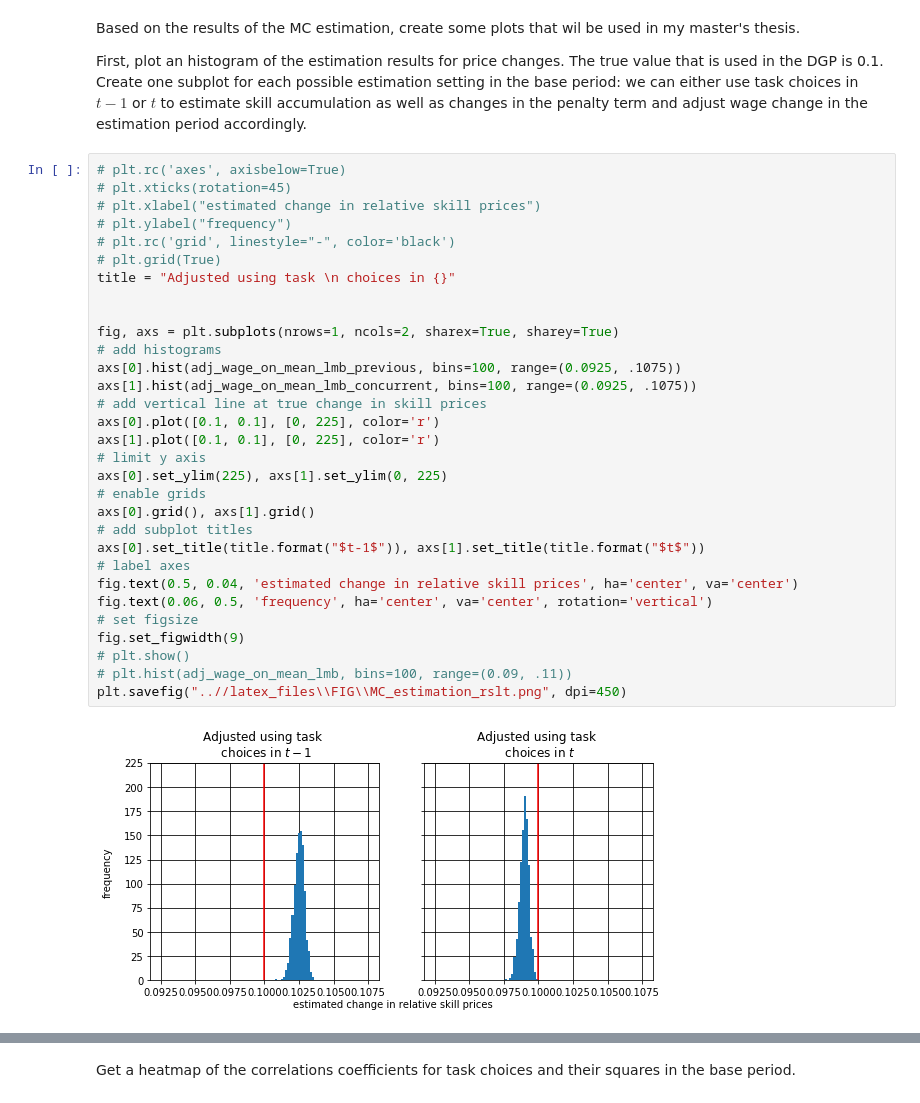
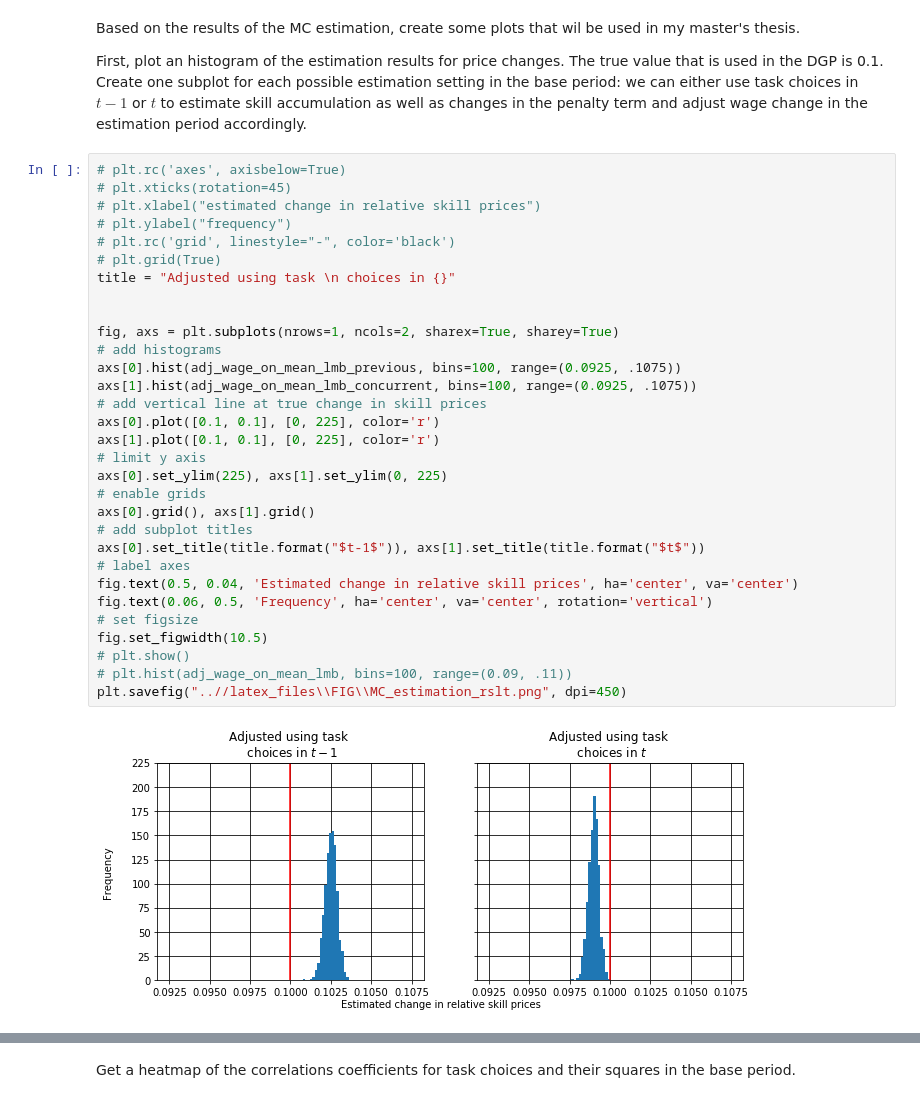
Before and after one commit to DaLueke/estimating_skill_prices, a Jupyter notebook: MC_simulation/simulation.ipynb, the cells around one changed output, grey strips where cells are left out. Cells and saved outputs as stored; diff of their text form.

```diff
--- a/MC_simulation/simulation.ipynb
+++ b/MC_simulation/simulation.ipynb
@@ -328,33 +315,33 @@ First, plot an histogram of the estimation results for price changes. The true v
 # %%
 # plt.rc('axes', axisbelow=True)
 # plt.xticks(rotation=45)
 # plt.xlabel("estimated change in relative skill prices")
 # plt.ylabel("frequency")
 # plt.rc('grid', linestyle="-", color='black')
 # plt.grid(True)
 title = "Adjusted using task \n choices in {}"
 
 
 fig, axs = plt.subplots(nrows=1, ncols=2, sharex=True, sharey=True)
 # add histograms
 axs[0].hist(adj_wage_on_mean_lmb_previous, bins=100, range=(0.0925, .1075))
 axs[1].hist(adj_wage_on_mean_lmb_concurrent, bins=100, range=(0.0925, .1075))
 # add vertical line at true change in skill prices
 axs[0].plot([0.1, 0.1], [0, 225], color='r')
 axs[1].plot([0.1, 0.1], [0, 225], color='r')
 # limit y axis
 axs[0].set_ylim(225), axs[1].set_ylim(0, 225)
 # enable grids
 axs[0].grid(), axs[1].grid()
 # add subplot titles
 axs[0].set_title(title.format("$t-1$")), axs[1].set_title(title.format("$t$"))
 # label axes
-fig.text(0.5, 0.04, 'estimated change in relative skill prices', ha='center', va='center')
-fig.text(0.06, 0.5, 'frequency', ha='center', va='center', rotation='vertical')
+fig.text(0.5, 0.04, 'Estimated change in relative skill prices', ha='center', va='center')
+fig.text(0.06, 0.5, 'Frequency', ha='center', va='center', rotation='vertical')
 # set figsize
-fig.set_figwidth(9)
+fig.set_figwidth(10.5)
 # plt.show()
 # plt.hist(adj_wage_on_mean_lmb, bins=100, range=(0.09, .11))
 plt.savefig("..//latex_files\\FIG\\MC_estimation_rslt.png", dpi=450)
 # %% [output]
-[figure, old version]
+[figure, new version]
```
Also changed, not shown: parts of 10 cells of this notebook, 13 other files.
